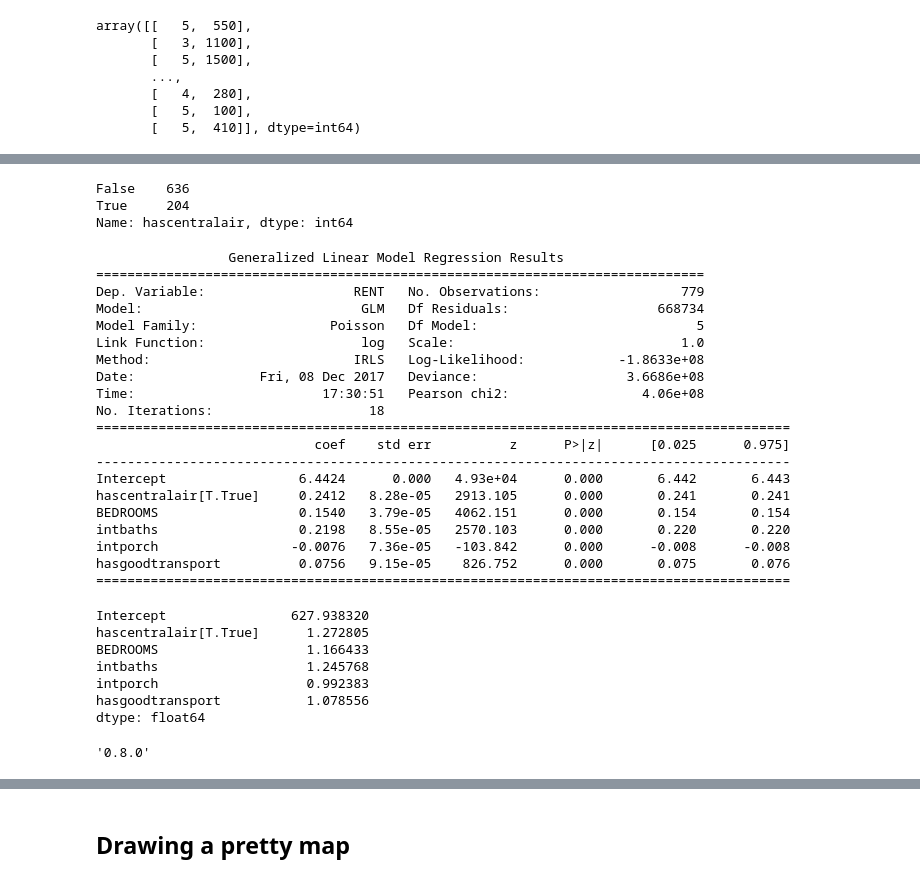
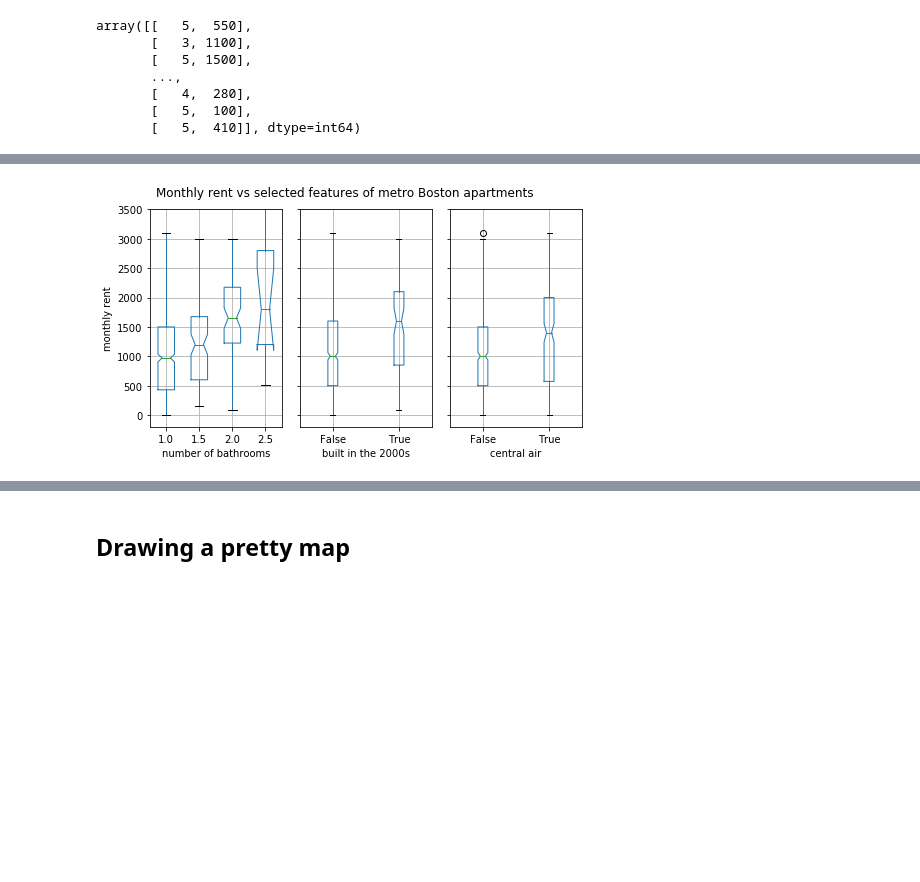
Before and after one commit to weizhongg/Boston-rental-prices-CS-506-project, a Jupyter notebook: Wei Zhong.ipynb, the cells around one changed output, grey strips where cells are left out. Drawn from its saved outputs; the diff is of its cells as text; code cells hidden in the pictures; blank space fills up the shorter version.

```diff
--- a/Wei Zhong.ipynb
+++ b/Wei Zhong.ipynb
@@ -201,47 +103,29 @@ See the caveats in the documentation: http://pandas.pydata.org/pandas-docs/stabl
-# %%
-d.hascentralair.value_counts()
-# %% [output]
-False    636
-True     204
-Name: hascentralair, dtype: int64
-# %%
-mod2 = glm("RENT ~ BEDROOMS + intbaths + intporch + hascentralair + hasgoodtransport", data=d, family=sm.families.Poisson(),
-           freq_weights=d.WEIGHT)
-res2 = mod2.fit()
-print(res2.summary())
-# %% [output]
-                 Generalized Linear Model Regression Results
-==============================================================================
-Dep. Variable:                   RENT   No. Observations:                  779
-Model:                            GLM   Df Residuals:                   668734
-Model Family:                 Poisson   Df Model:                            5
-Link Function:                    log   Scale:                             1.0
-Method:                          IRLS   Log-Likelihood:            -1.8633e+08
-Date:                Fri, 08 Dec 2017   Deviance:                   3.6686e+08
-Time:                        17:30:51   Pearson chi2:                 4.06e+08
-No. Iterations:                    18
-=========================================================================================
-                            coef    std err          z      P>|z|      [0.025      0.975]
------------------------------------------------------------------------------------------
-Intercept                 6.4424      0.000   4.93e+04      0.000       6.442       6.443
-hascentralair[T.True]     0.2412   8.28e-05   2913.105      0.000       0.241       0.241
-BEDROOMS                  0.1540   3.79e-05   4062.151      0.000       0.154       0.154
-intbaths                  0.2198   8.55e-05   2570.103      0.000       0.220       0.220
-intporch                 -0.0076   7.36e-05   -103.842      0.000      -0.008      -0.008
-hasgoodtransport          0.0756   9.15e-05    826.752      0.000       0.075       0.076
-=========================================================================================
-# %%
-np.exp(res2.params)
-# %% [output]
-Intercept                627.938320
-hascentralair[T.True]      1.272805
-BEDROOMS                   1.166433
-intbaths                   1.245768
-intporch                   0.992383
-hasgoodtransport           1.078556
-dtype: float64
-# %%
-import statsmodels
-statsmodels.__version__
-# %% [output]
-'0.8.0'
+# %%
+fig = plt.figure(figsize=(7,4))
+ax = fig.add_subplot(131)
+d.boxplot('RENT', 'intbaths', notch=True, ax=ax)
+plt.ylim([-200,3500])
+plt.xlim([.5,4.5])
+plt.title('')
+plt.ylabel('monthly rent')
+plt.xlabel('number of bathrooms')
+ax = fig.add_subplot(132)
+d.boxplot('RENT', 'builtin2000s', notch=True, ax=ax)
+plt.ylim([-200,3500])
+ax.yaxis.set_ticklabels([])
+plt.title('')
+plt.xlabel('built in the 2000s')
+ax = fig.add_subplot(133)
+d.boxplot('RENT', 'hascentralair', notch=True, ax=ax)
+ax.yaxis.set_ticklabels([])
+plt.ylim([-200,3500])
+plt.title('')
+plt.xlabel('central air')
+plt.suptitle('Monthly rent vs selected features of metro Boston apartments')
+plt.tight_layout()
+plt.subplots_adjust(top=0.9)
+plt.savefig('Monthly rent vs selected features of metro Boston apartments.svg', bbox_inches='tight')
+plt.savefig('Monthly rent vs selected features of metro Boston apartments.png', bbox_inches='tight')
+plt.show()
+# %% [output]
+[figure, added]
```
Also changed, not shown: parts of 40 cells of this notebook, 4 other files.
